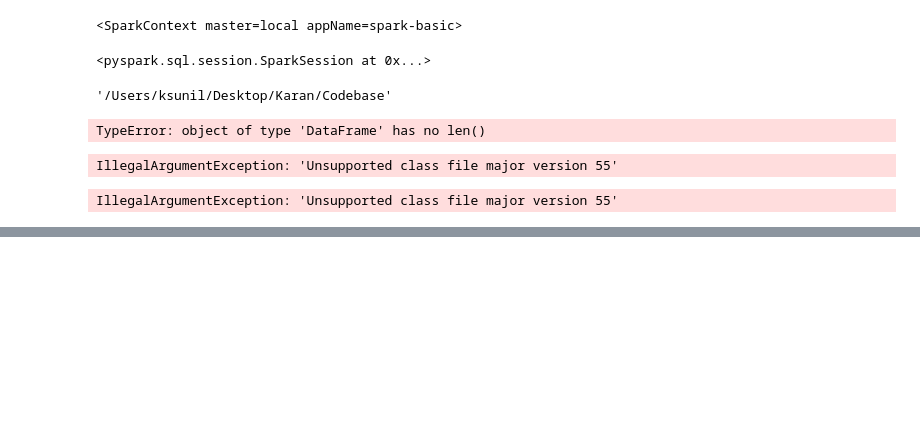
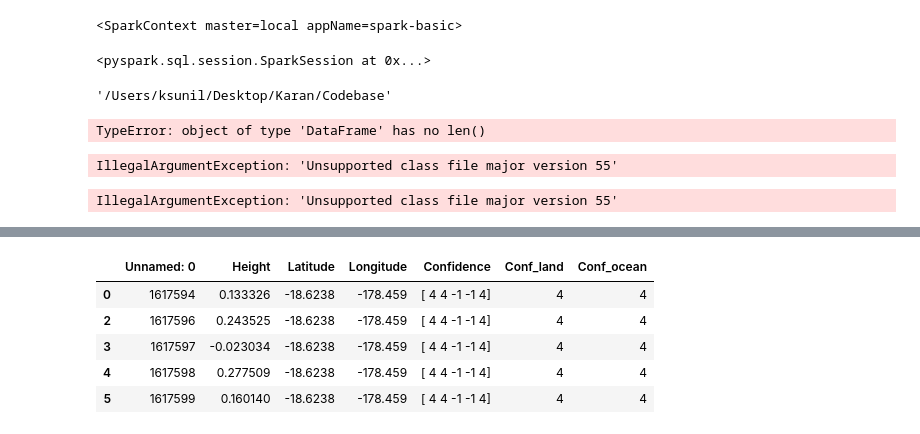
Before and after one commit to karans04/Coral-Reef-Bathymetry, a Jupyter notebook: notebooks/Pixel transform - pyspark.ipynb, the cells around one changed output, grey strips where cells are left out. Cells and saved outputs as stored; diff of their text form; code cells hidden in the pictures; blank space fills up the shorter version.

```diff
--- a/notebooks/Pixel transform - pyspark.ipynb
+++ b/notebooks/Pixel transform - pyspark.ipynb
@@ -65,0 +76,3 @@ IllegalArgumentException: 'Unsupported class file major version 55'
+# %%
+is2_fp = os.path.join(os.getcwd(), 'data','Nasau','Output','Data Cleaning','ICESAT-output','Nasau_photons_ATL03_20181210123712_11130108_002_01_gt1r.csv')
+depth_fp = os.path.join(os.getcwd(), 'data','Nasau','Output','Data Cleaning','processed-output','Nasau_ATL03_20181210123712_11130108_002_01_gt1r.csv')
@@ -65,0 +110,3 @@ IllegalArgumentException: 'Unsupported class file major version 55'
+# %%
+is2 = pd.read_csv(is2_fp)
+# depth = pd.read_csv(depth_fp)
@@ -65,0 +144,11 @@ IllegalArgumentException: 'Unsupported class file major version 55'
+# %%
+is2['Latitude'] = is2['Latitude'].round(4)
+is2['Longitude'] = is2['Longitude'].round(4)
+is2.head()
+# %% [output]
+|  | Unnamed: 0 | Height | Latitude | Longitude | Confidence | Conf_land | Conf_ocean |
+| 0 | 1617594 | 0.133326 | -18.6238 | -178.459 | [ 4 4 -1 -1 4] | 4 | 4 |
+| 2 | 1617596 | 0.243525 | -18.6238 | -178.459 | [ 4 4 -1 -1 4] | 4 | 4 |
+| 3 | 1617597 | -0.023034 | -18.6238 | -178.459 | [ 4 4 -1 -1 4] | 4 | 4 |
+| 4 | 1617598 | 0.277509 | -18.6238 | -178.459 | [ 4 4 -1 -1 4] | 4 | 4 |
+| 5 | 1617599 | 0.160140 | -18.6238 | -178.459 | [ 4 4 -1 -1 4] | 4 | 4 |
```
Also changed, not shown: parts of 21 cells of this notebook, 5 other files.
